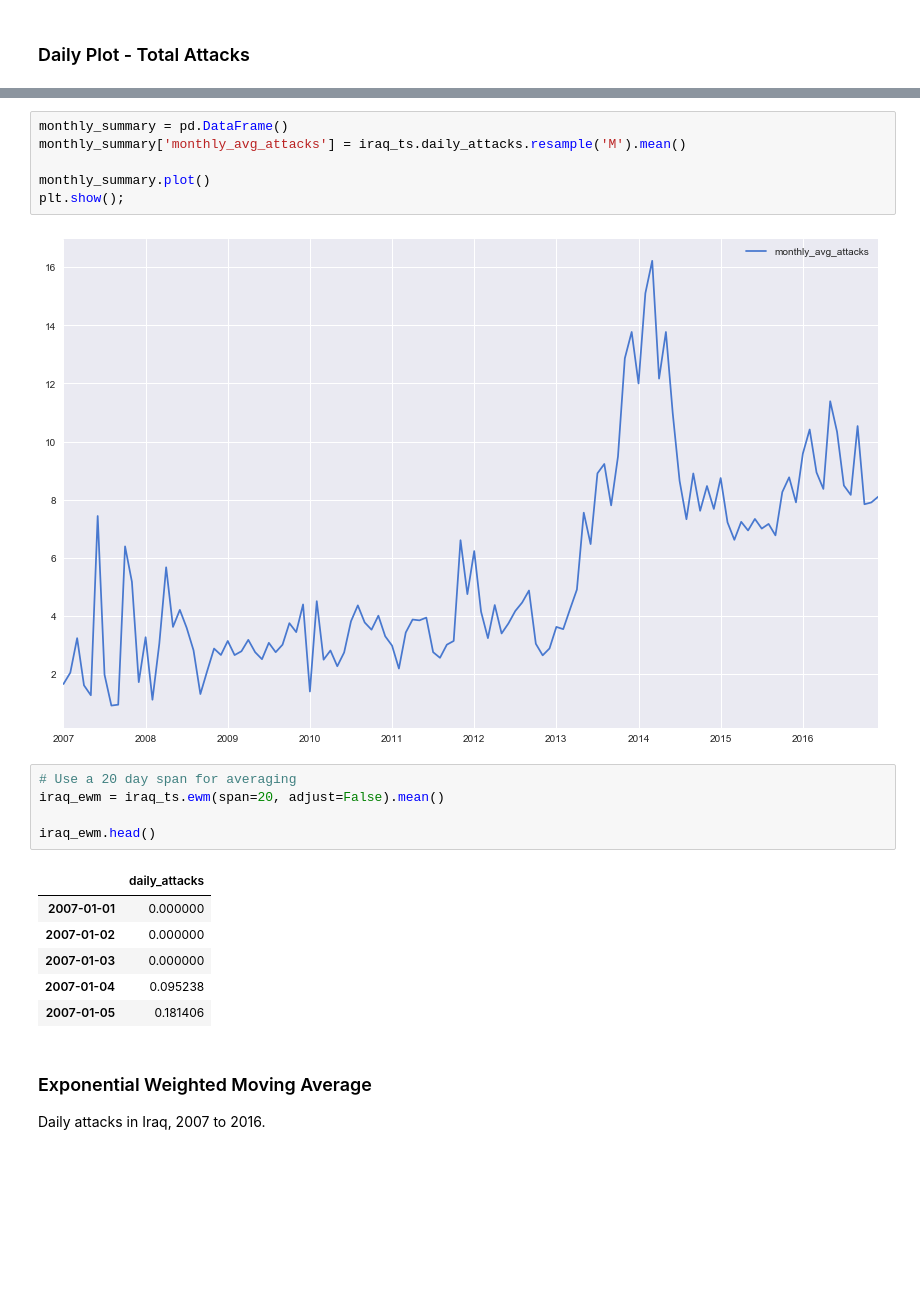
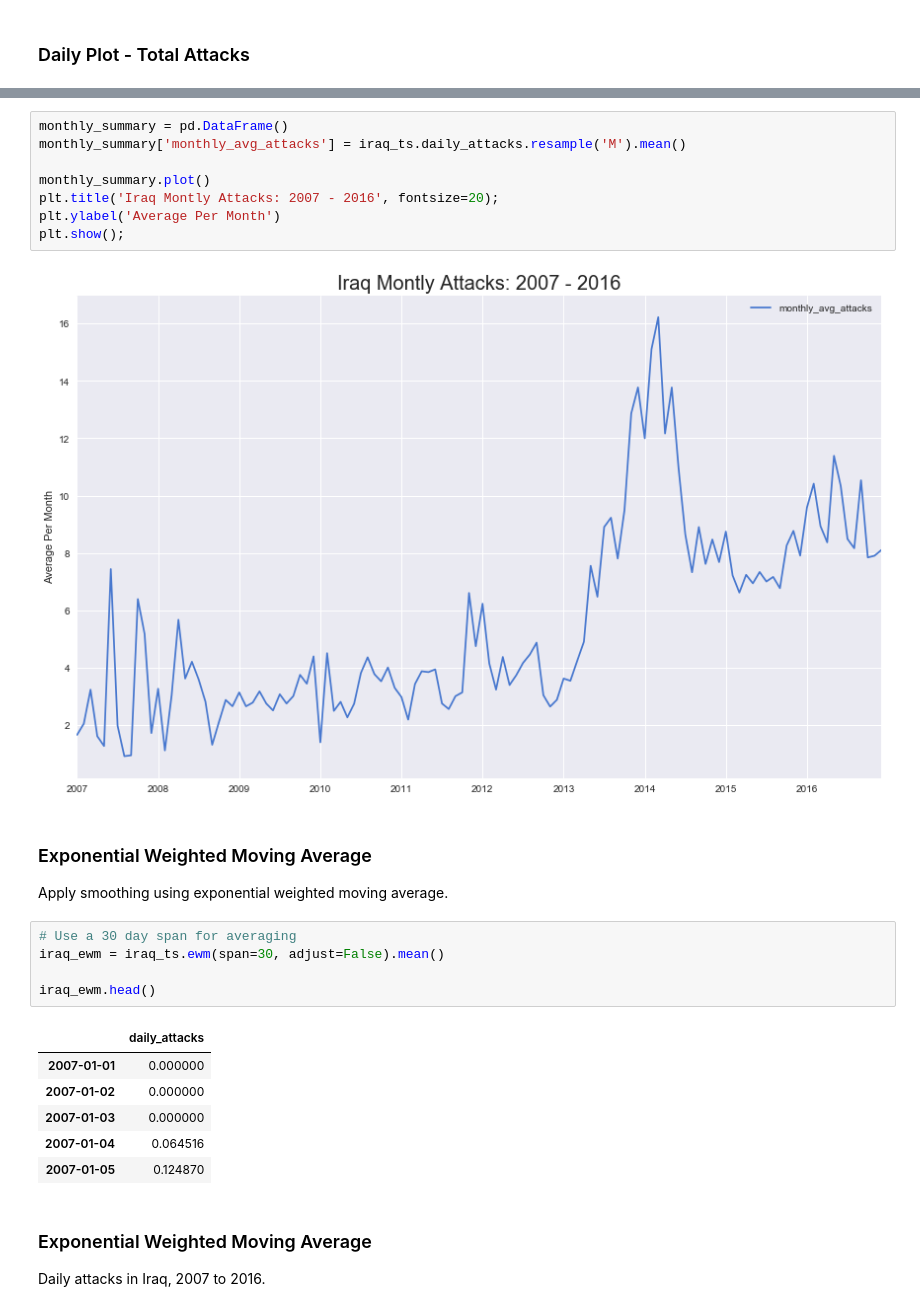
Before and after one commit to tcskowronek/predicting-terrorist-attacks, a Jupyter notebook: src/05-Time-Series-Prediction.ipynb, the cells around one changed output, grey strips where cells are left out. Drawn from its saved outputs; the diff is of its cells as text; blank space fills up the shorter version.

```diff
--- a/src/05-Time-Series-Prediction.ipynb
+++ b/src/05-Time-Series-Prediction.ipynb
@@ -256,14 +262,19 @@ plt.show();
 # %%
 monthly_summary = pd.DataFrame()
 monthly_summary['monthly_avg_attacks'] = iraq_ts.daily_attacks.resample('M').mean()
 
 monthly_summary.plot()
+plt.title('Iraq Montly Attacks: 2007 - 2016', fontsize=20);
+plt.ylabel('Average Per Month')
 plt.show();
 # %% [output]
-[figure, old version]
+[figure, new version]
+# %% [markdown]
+### Exponential Weighted Moving Average
+Apply smoothing using exponential weighted moving average.
 # %%
-# Use a 20 day span for averaging
-iraq_ewm = iraq_ts.ewm(span=20, adjust=False).mean()
+# Use a 30 day span for averaging
+iraq_ewm = iraq_ts.ewm(span=30, adjust=False).mean()
 
 iraq_ewm.head()
 # %% [output]
@@ -271,8 +282,8 @@ iraq_ewm.head()
 | 2007-01-01 | 0.000000 |
 | 2007-01-02 | 0.000000 |
 | 2007-01-03 | 0.000000 |
-| 2007-01-04 | 0.095238 |
-| 2007-01-05 | 0.181406 |
+| 2007-01-04 | 0.064516 |
+| 2007-01-05 | 0.124870 |
 # %% [markdown]
 ### Exponential Weighted Moving Average
 Daily attacks in Iraq, 2007 to 2016.
```
Also changed, not shown: parts of 22 cells of this notebook.
